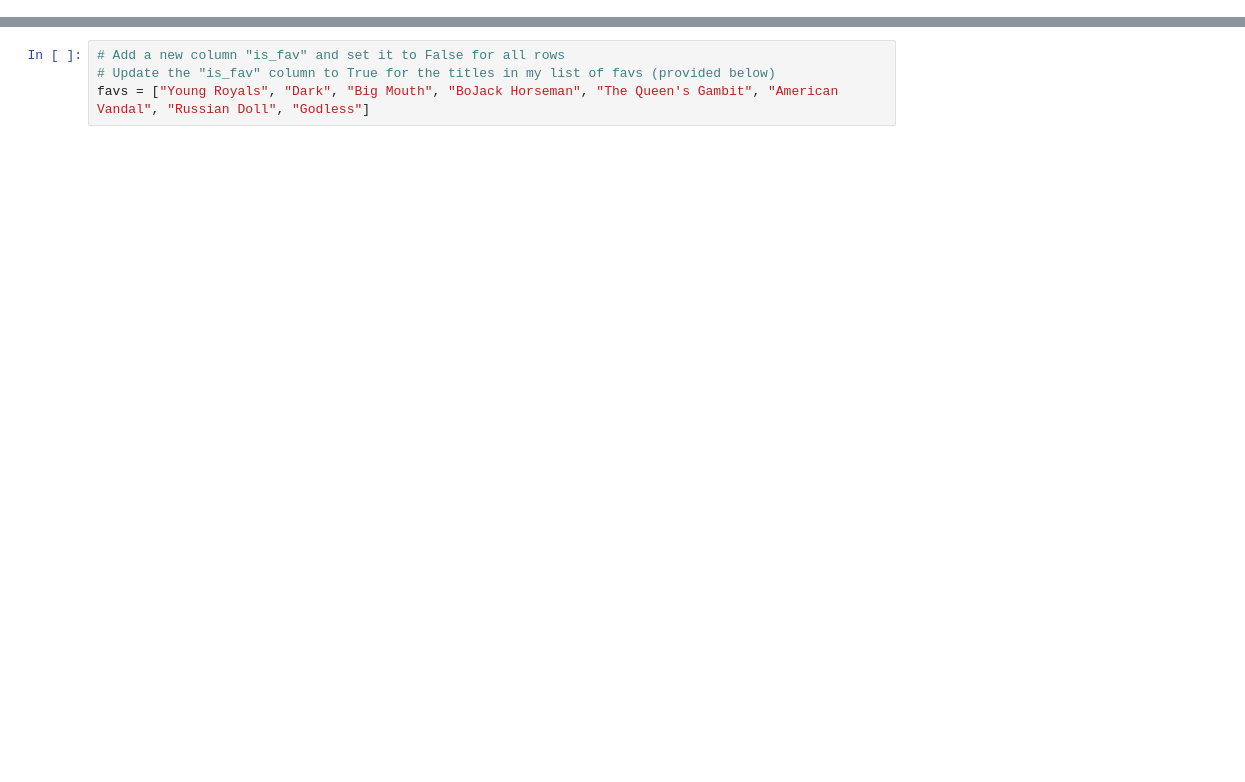
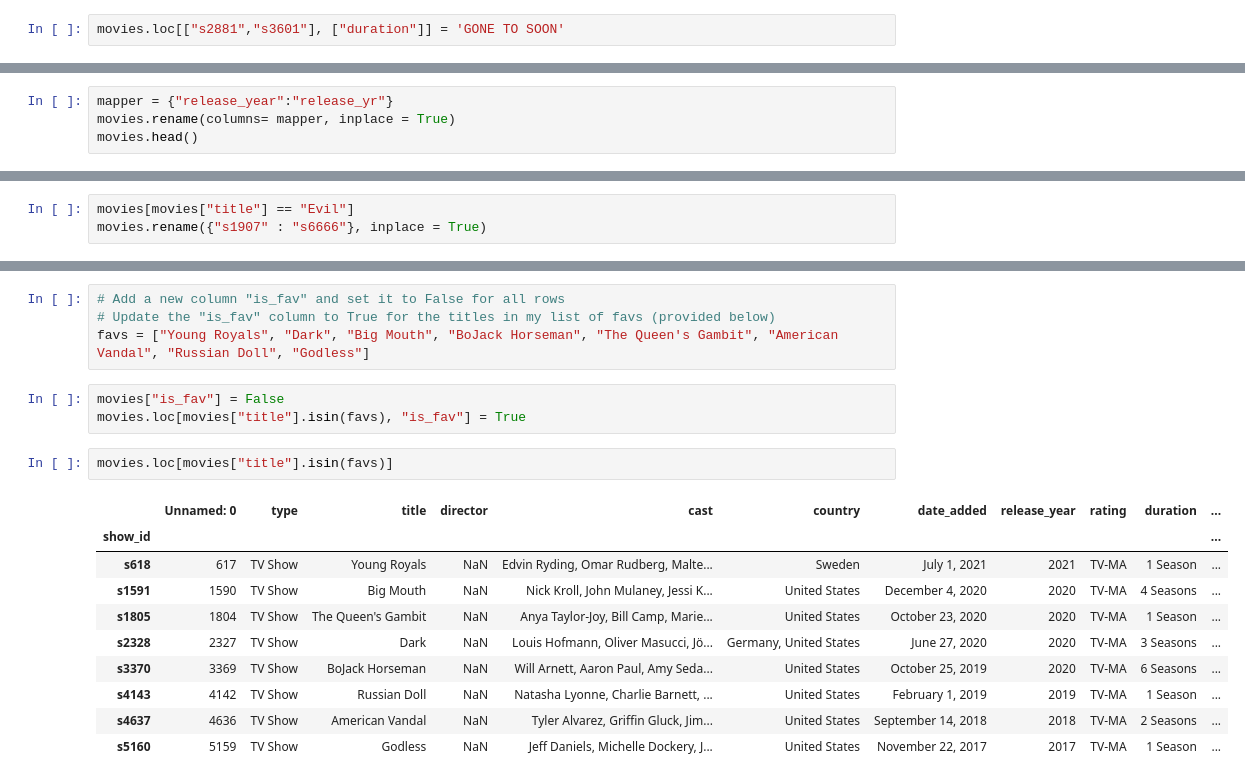
Before and after one commit to magdalenapek/Exercises, a Jupyter notebook: solutions_udemy_course/EXERCISE_08_Updating_Data.ipynb, the cells around one changed output, grey strips where cells are left out. Saved outputs shown, nothing was run; the diff lists cells and outputs as text; blank space fills up the shorter version.

```diff
--- a/solutions_udemy_course/EXERCISE_08_Updating_Data.ipynb
+++ b/solutions_udemy_course/EXERCISE_08_Updating_Data.ipynb
@@ -51,5 +51,11 @@ director    Greg Whiteley
 Name: s2202, dtype: object
 # %%
 #Update the "duration" of the shows with index s2881 and s3601 to be "GONE TOO SOON"
+# %%
+movies.loc[["s2881","s3601"], ["duration"]] = 'GONE TO SOON'
 # %%
 #rename the release_year column to "release_yr" in place
+# %%
+mapper = {"release_year":"release_yr"}
+movies.rename(columns= mapper, inplace = True)
+movies.head()
@@ -56,5 +70,8 @@ Name: s2202, dtype: object
 # %%
 # Find the show called "Evil"
 # Change its index label to s6666 inplace
+# %%
+movies[movies["title"] == "Evil"]
+movies.rename({"s1907" : "s6666"}, inplace = True)
 # %%
 # In the rating column, please replace all instances of "UR" and "NR" with "No Rating".  Don't do it inplace!
@@ -62,3 +94,19 @@ Name: s2202, dtype: object
 # Add a new column "is_fav" and set it to False for all rows
 # Update the "is_fav" column to True for the titles in my list of favs (provided below)
 favs = ["Young Royals", "Dark", "Big Mouth", "BoJack Horseman", "The Queen's Gambit", "American Vandal", "Russian Doll", "Godless"]
+# %%
+movies["is_fav"] = False
+movies.loc[movies["title"].isin(favs), "is_fav"] = True
+# %%
+movies.loc[movies["title"].isin(favs)]
+# %% [output]
+|  | Unnamed: 0 | type | title | director | cast | country | date_added | release_year | rating | duration | ... |
+| show_id |  |  |  |  |  |  |  |  |  |  | ... |
+| s618 | 617 | TV Show | Young Royals | NaN | Edvin Ryding, Omar Rudberg, Malte... | Sweden | July 1, 2021 | 2021 | TV-MA | 1 Season | ... |
+| s1591 | 1590 | TV Show | Big Mouth | NaN | Nick Kroll, John Mulaney, Jessi K... | United States | December 4, 2020 | 2020 | TV-MA | 4 Seasons | ... |
+| s1805 | 1804 | TV Show | The Queen's Gambit | NaN | Anya Taylor-Joy, Bill Camp, Marie... | United States | October 23, 2020 | 2020 | TV-MA | 1 Season | ... |
+| s2328 | 2327 | TV Show | Dark | NaN | Louis Hofmann, Oliver Masucci, Jö... | Germany, United States | June 27, 2020 | 2020 | TV-MA | 3 Seasons | ... |
+| s3370 | 3369 | TV Show | BoJack Horseman | NaN | Will Arnett, Aaron Paul, Amy Seda... | United States | October 25, 2019 | 2020 | TV-MA | 6 Seasons | ... |
+| s4143 | 4142 | TV Show | Russian Doll | NaN | Natasha Lyonne, Charlie Barnett, ... | United States | February 1, 2019 | 2019 | TV-MA | 1 Season | ... |
+| s4637 | 4636 | TV Show | American Vandal | NaN | Tyler Alvarez, Griffin Gluck, Jim... | United States | September 14, 2018 | 2018 | TV-MA | 2 Seasons | ... |
+| s5160 | 5159 | TV Show | Godless | NaN | Jeff Daniels, Michelle Dockery, J... | United States | November 22, 2017 | 2017 | TV-MA | 1 Season | ... |
```
Also changed, not shown: parts of 2 cells of this notebook.
